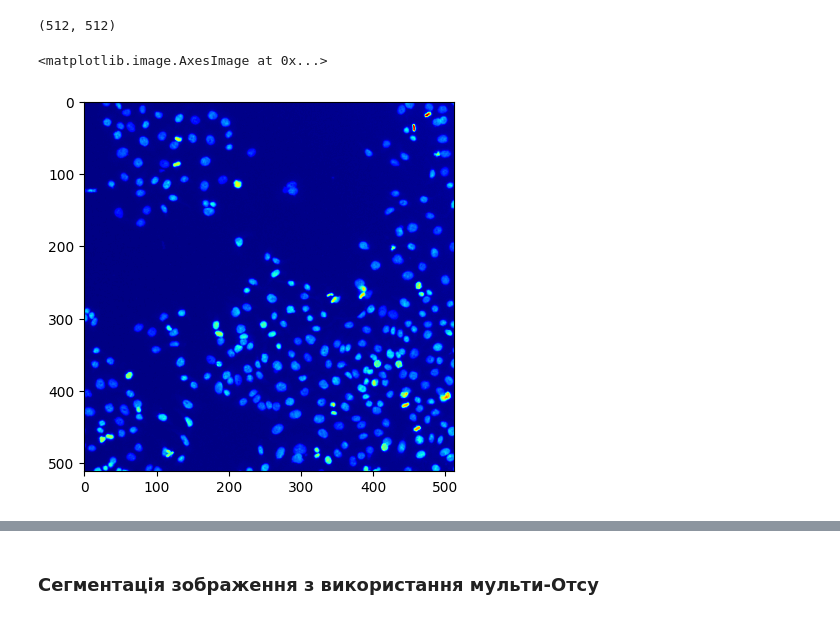
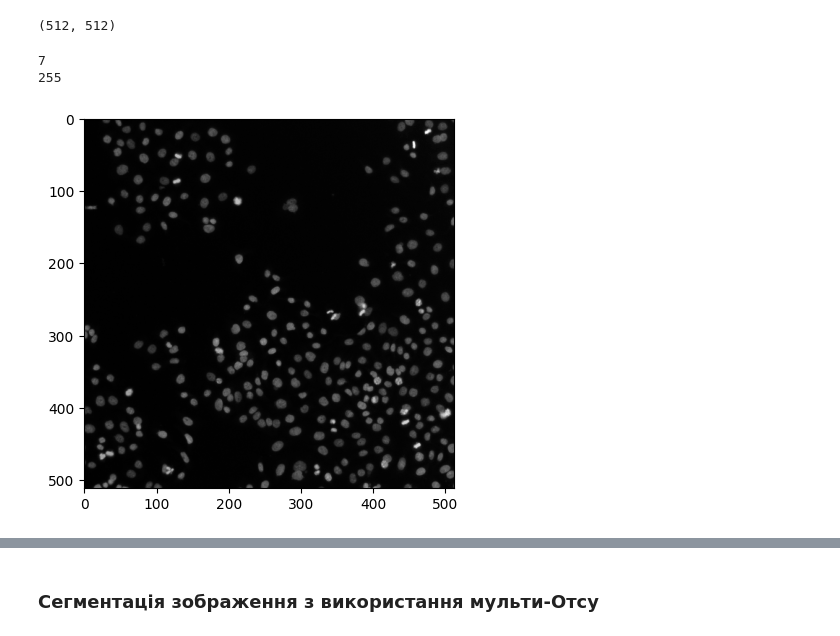
Before and after one commit to wisstock/BDS3_2024_img_analysis, a Jupyter notebook: BDS^3_2024_img_intro.ipynb, the cells around one changed output, grey strips where cells are left out. Cells and saved outputs as stored; diff of their text form; code cells hidden in the pictures.

```diff
--- a/BDS^3_2024_img_intro.ipynb
+++ b/BDS^3_2024_img_intro.ipynb
@@ -58,8 +58,12 @@ image.shape
 # %% [output]
 (512, 512)
 # %%
-plt.imshow(image, cmap='jet')
+plt.imshow(image, cmap='Greys_r')
+
+print(image.min())
+print(image.max())
 # %% [output]
-<matplotlib.image.AxesImage at 0x...>
+7
+255
-[figure, old version]
+[figure, new version]
 # %%
```
Also changed, not shown: parts of 5 cells of this notebook, 3 other files.
